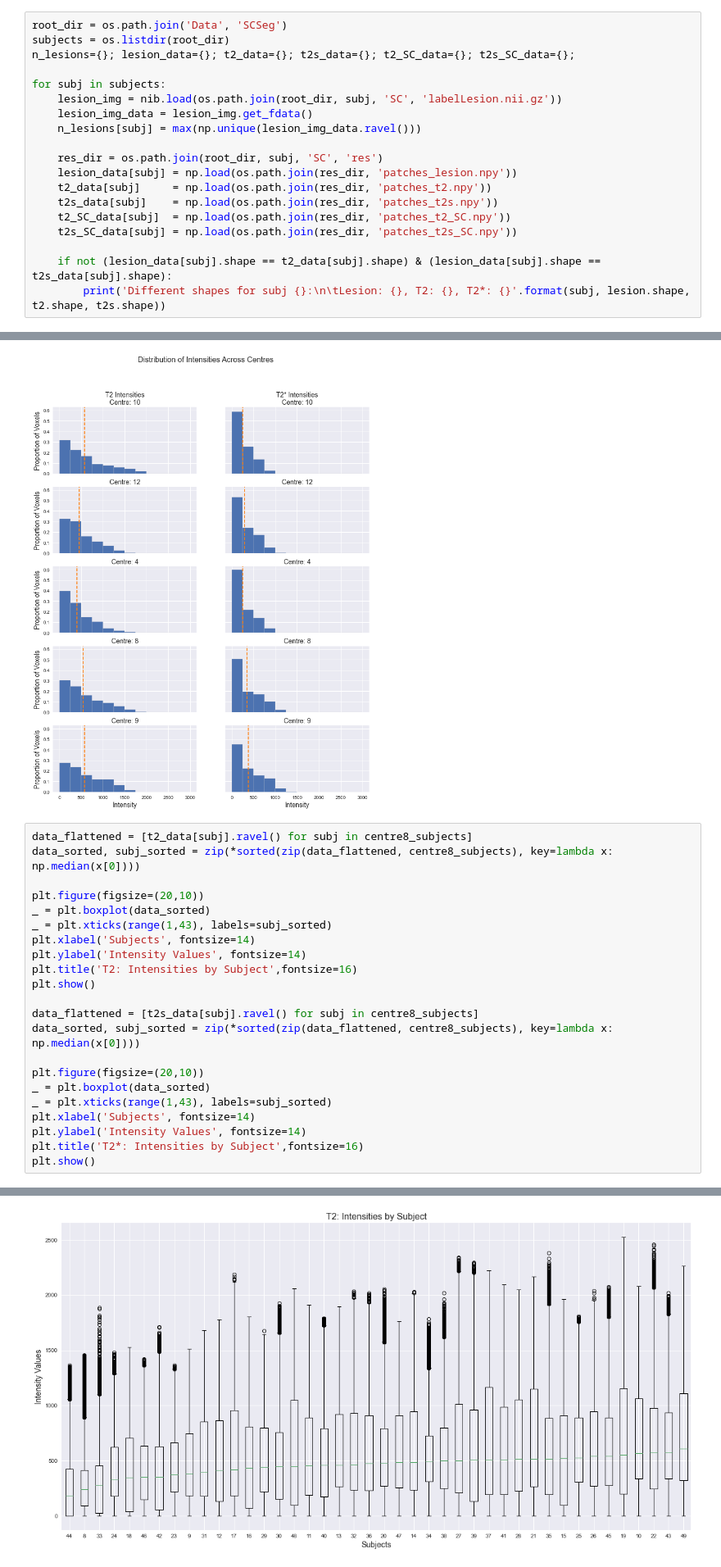
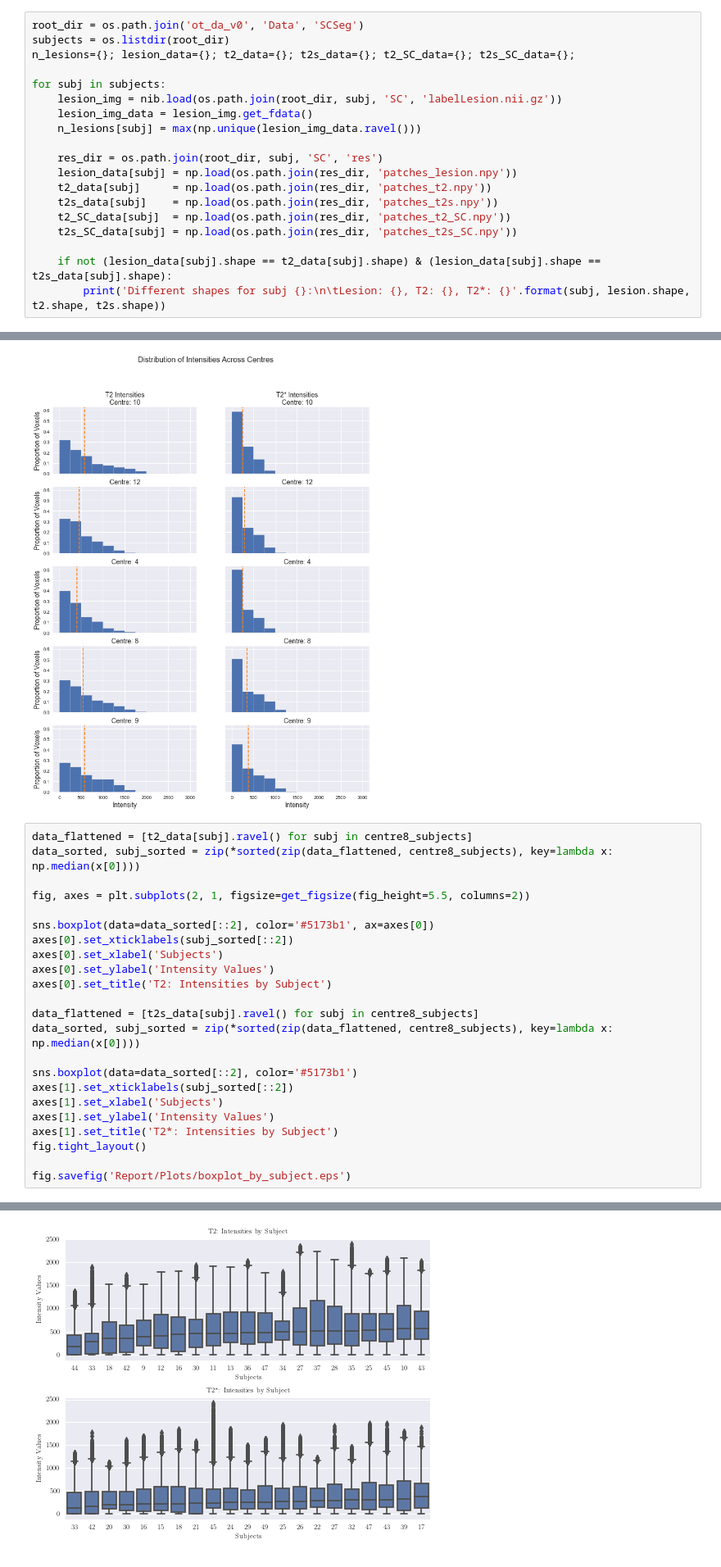
Before and after one commit to rickymwalsh/sc-segmentation, a Jupyter notebook: data-exploration.ipynb, the cells around one changed output, grey strips where cells are left out. Shown at 82% size. Drawn from its saved outputs; the diff is of its cells as text.

Commit message:
Add Latex plots

```diff
--- a/data-exploration.ipynb
+++ b/data-exploration.ipynb
@@ -17,7 +72,7 @@ centre8_subjects = centres_df[centres_df['centerId']=='8']['patientId'].tolist()
 # %% [markdown]
 ### Reading in Patch Data
 # %%
-root_dir = os.path.join('Data', 'SCSeg')
+root_dir = os.path.join('ot_da_v0', 'Data', 'SCSeg')
 subjects = os.listdir(root_dir)
 n_lesions={}; lesion_data={}; t2_data={}; t2s_data={}; t2_SC_data={}; t2s_SC_data={};
 
@@ -111,22 +170,23 @@ plt.show()
 data_flattened = [t2_data[subj].ravel() for subj in centre8_subjects]
 data_sorted, subj_sorted = zip(*sorted(zip(data_flattened, centre8_subjects), key=lambda x: np.median(x[0])))
 
-plt.figure(figsize=(20,10))
-_ = plt.boxplot(data_sorted)
-_ = plt.xticks(range(1,43), labels=subj_sorted)
-plt.xlabel('Subjects', fontsize=14)
-plt.ylabel('Intensity Values', fontsize=14)
-plt.title('T2: Intensities by Subject',fontsize=16)
-plt.show()
+fig, axes = plt.subplots(2, 1, figsize=get_figsize(fig_height=5.5, columns=2))
+
+sns.boxplot(data=data_sorted[::2], color='#5173b1', ax=axes[0])
+axes[0].set_xticklabels(subj_sorted[::2])
+axes[0].set_xlabel('Subjects')
+axes[0].set_ylabel('Intensity Values')
+axes[0].set_title('T2: Intensities by Subject')
 
 data_flattened = [t2s_data[subj].ravel() for subj in centre8_subjects]
 data_sorted, subj_sorted = zip(*sorted(zip(data_flattened, centre8_subjects), key=lambda x: np.median(x[0])))
 
-plt.figure(figsize=(20,10))
-_ = plt.boxplot(data_sorted)
-_ = plt.xticks(range(1,43), labels=subj_sorted)
-plt.xlabel('Subjects', fontsize=14)
-plt.ylabel('Intensity Values', fontsize=14)
-plt.title('T2*: Intensities by Subject',fontsize=16)
-plt.show()
+sns.boxplot(data=data_sorted[::2], color='#5173b1')
+axes[1].set_xticklabels(subj_sorted[::2])
+axes[1].set_xlabel('Subjects')
+axes[1].set_ylabel('Intensity Values')
+axes[1].set_title('T2*: Intensities by Subject')
+fig.tight_layout()
+
+fig.savefig('Report/Plots/boxplot_by_subject.eps')
 # %% [output]
@@ -133 +194 @@ plt.show()
-[figure, old version]
+[figure, new version]
```
Also changed, not shown: parts of 21 cells of this notebook.
